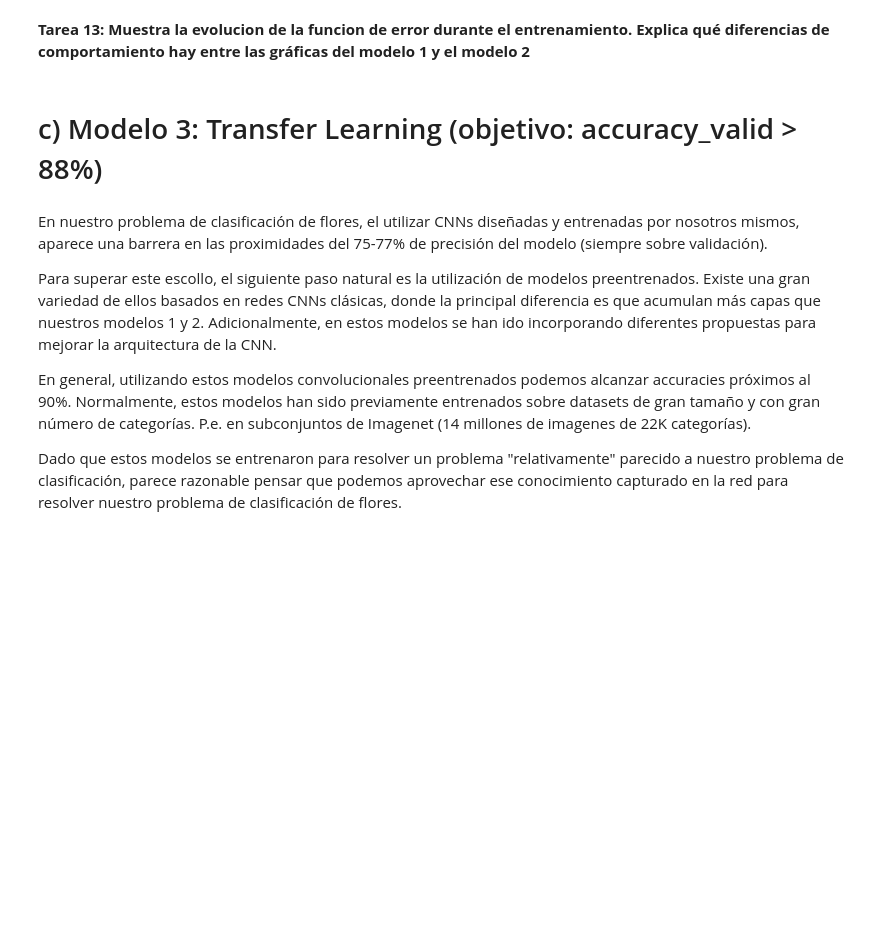
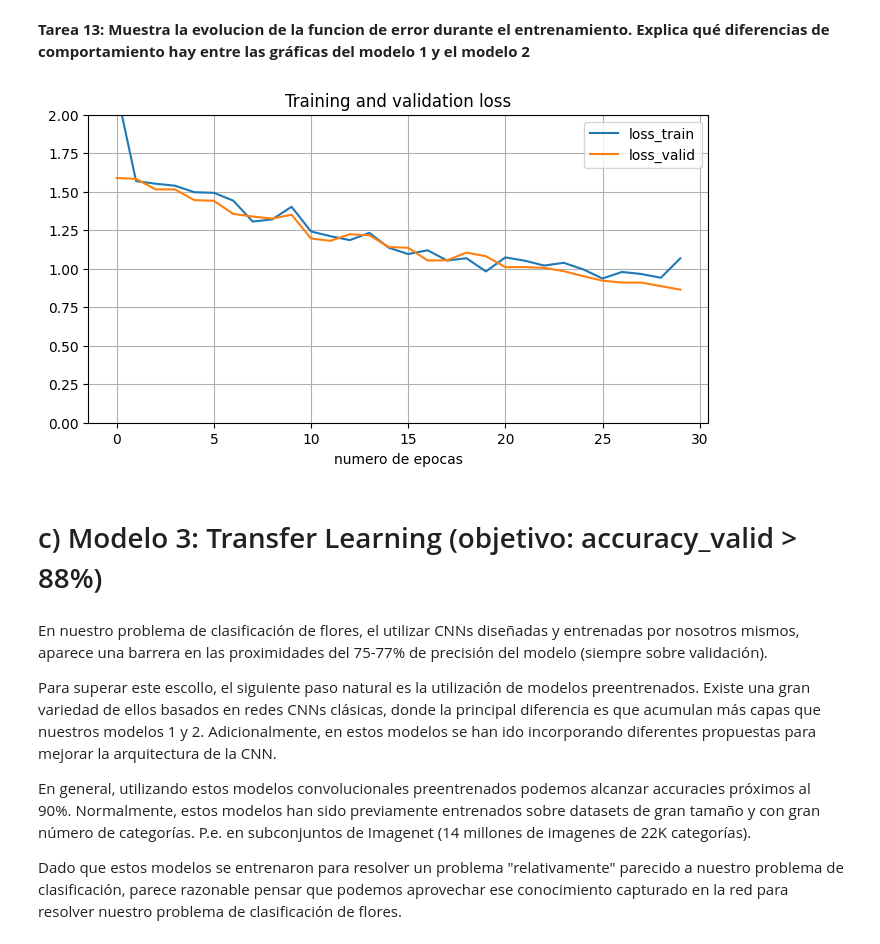
Before and after one commit to GuilleBlanco08/TrabajoFinal, a Jupyter notebook: trabajo_aia_24_25_parte_II.ipynb, the cells around one changed output. Saved outputs shown, nothing was run; the diff lists cells and outputs as text; code cells hidden in the pictures; blank space fills up the shorter version.

```diff
--- a/trabajo_aia_24_25_parte_II.ipynb
+++ b/trabajo_aia_24_25_parte_II.ipynb
@@ -209,0 +482,14 @@ Para mejorar el accuracy del modelo, vamos a incorporar las dos técnicas más h
+# %%
+train_generator = train_datagen.flow_from_directory(
+    train_dir,
+    target_size=(150, 150),
+    batch_size=100,
+    class_mode='sparse'
+)
+
+validation_generator = val_datagen.flow_from_directory(
+    val_dir,
+    target_size=(150, 150),
+    batch_size=100,
+    class_mode='sparse'
+)
@@ -210,2 +499,4 @@ Para mejorar el accuracy del modelo, vamos a incorporar las dos técnicas más h
 # %% [markdown]
 **Tarea 12: Entrena el modelo de manera que obtenga un accuracy (sobre el conjunto de validación) > 70%.**
+# %%
+model_2.compile(optimizer=keras.optimizers.Adam(learning_rate=0.001),loss='sparse_categorical_crossentropy',metrics=['acc'])
@@ -211,0 +505,15 @@ Para mejorar el accuracy del modelo, vamos a incorporar las dos técnicas más h
+# %%
+es_callback = keras.callbacks.EarlyStopping(patience=4, restore_best_weights=True)
+# %%
+steps_per_epoch = train_generator.n // train_generator.batch_size
+validation_steps = validation_generator.n // validation_generator.batch_size
+
+history_2 = model_2.fit(
+    train_generator,
+    steps_per_epoch=steps_per_epoch,
+    epochs=30,
+    validation_data=validation_generator,
+    validation_steps=validation_steps,
+    callbacks=[es_callback],
+    verbose=2
+)
@@ -212,5 +538,15 @@ Para mejorar el accuracy del modelo, vamos a incorporar las dos técnicas más h
 # %% [markdown]
 **Tarea 13: Muestra la evolucion de la funcion de error durante el entrenamiento. Explica qué diferencias de comportamiento hay entre las gráficas del modelo 1 y el modelo 2**
+# %%
+pd.DataFrame({'loss_train': history_2.history['loss'],
+              'loss_valid': history_2.history['val_loss']}).plot(figsize=(8,4))
+
+plt.grid(True)
+plt.ylim(0,2)
+plt.xlabel('numero de epocas')
+plt.title('Training and validation loss');
+# %% [output]
+[figure, added]
 # %% [markdown]
 # c) Modelo 3: Transfer Learning (objetivo: accuracy_valid > 88%)
 # %% [markdown]
```
Also changed, not shown: parts of 28 cells of this notebook, 1 other file.
